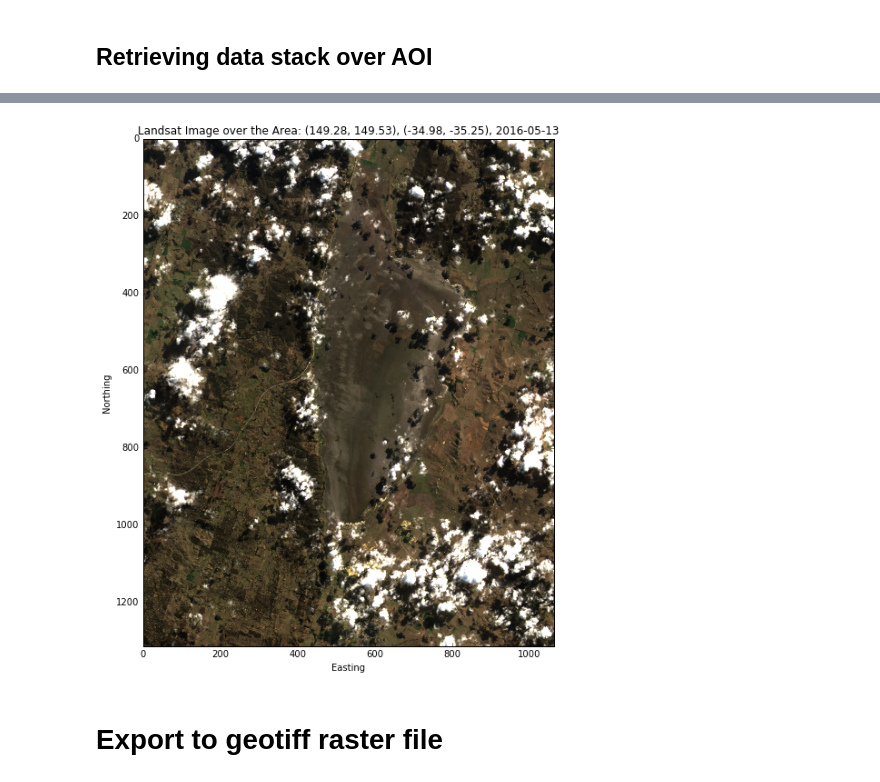
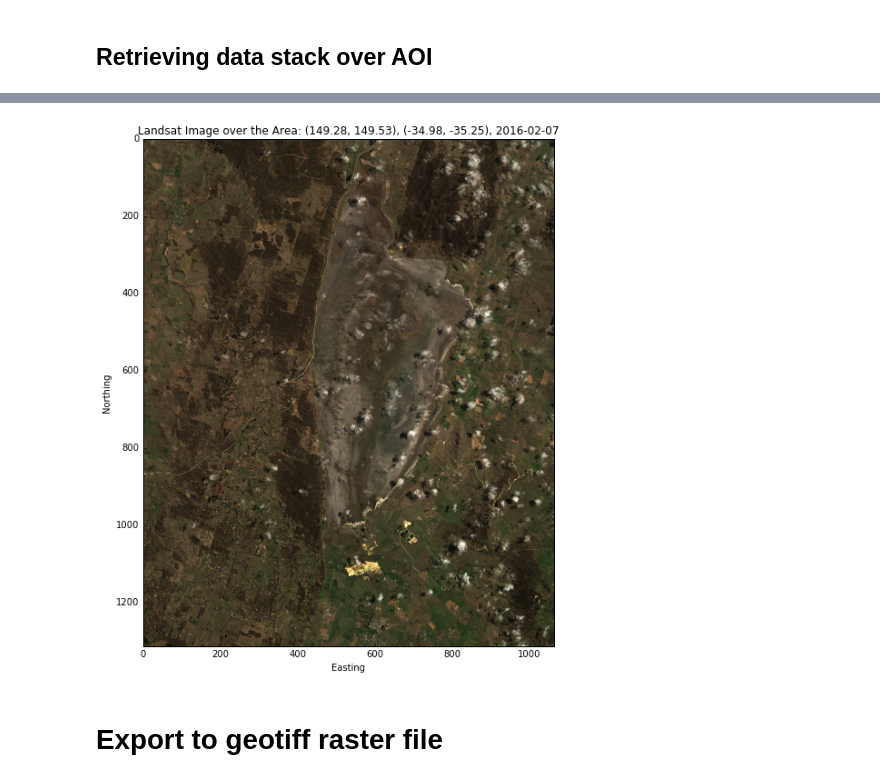
Before and after one commit to zhang01GA/geodanalytics, a Jupyter notebook: BareSoil/export_near_cloudfree_landsat_imagery_stack.ipynb, the cells around one changed output, grey strips where cells are left out. Drawn from its saved outputs; the diff is of its cells as text; code cells hidden in the pictures.

Commit message:
add spatial temporal and satellite text info to images

```diff
--- a/BareSoil/export_near_cloudfree_landsat_imagery_stack.ipynb
+++ b/BareSoil/export_near_cloudfree_landsat_imagery_stack.ipynb
@@ -201,5 +204,5 @@ plt.savefig?
 # %%
 # Display the nearly cloud free images [0, 8, 9, 11, 12, 20, 24, 26, 30, 32, 34]
-it=92 #81  92
+it=81 #81  92
 make_rgb_images(bands, it)
 # %% [output]
@@ -207,5 +210,5 @@ make_rgb_images(bands, it)
 (1314, 1065)
-[figure, old version]
+[figure, new version]
 # %% [markdown]
 # Export to geotiff raster file
 # %%
```
Also changed, not shown: parts of 32 cells of this notebook, 2 other files.
